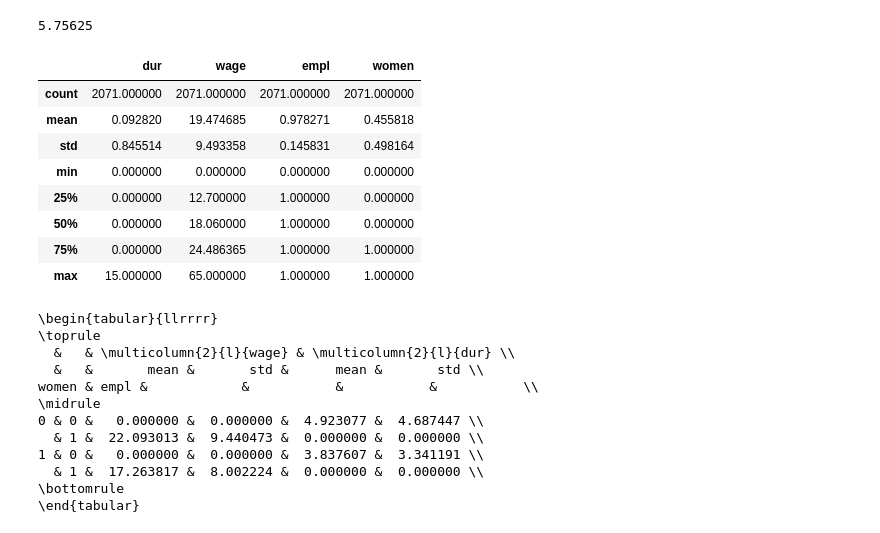
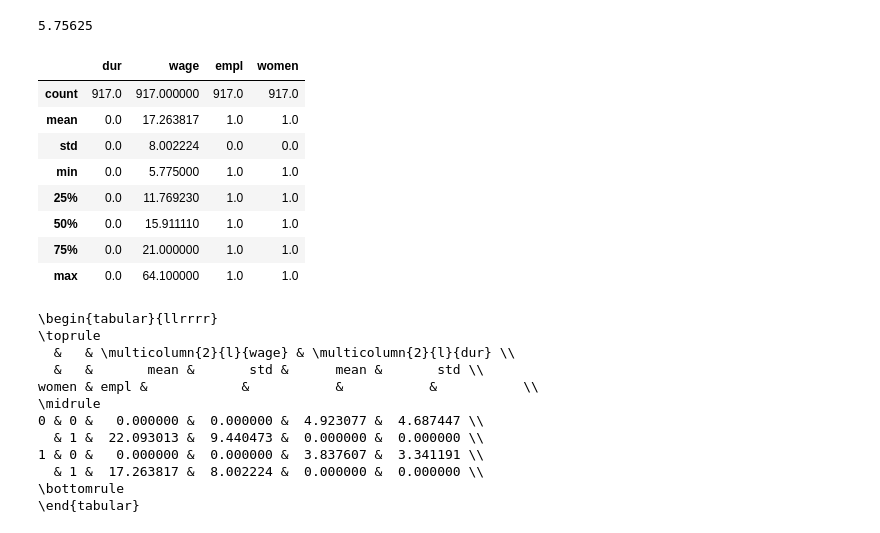
Before and after one commit to meganmccoy/masters-thesis, a Jupyter notebook: notebook/882 Replication.ipynb, the cells around one changed output. Drawn from its saved outputs; the diff is of its cells as text; code cells hidden in the pictures.

```diff
--- a/notebook/882 Replication.ipynb
+++ b/notebook/882 Replication.ipynb
@@ -100,29 +112,31 @@ F_COND = (data['women'] == 1)
 
 DUR_COND = (data['dur'] > 0)
 
-trim = data[ (M_COND & (M_WAGE_COND | DUR_COND)) | (F_COND & (F_WAGE_COND | DUR_COND)) ]
+trim = data[ (M_COND & M_WAGE_COND) | (F_COND & F_WAGE_COND) | DUR_COND ]
 
-M = trim[trim['women']==0] #1071 men
-F = trim[trim['women']==1] #944 women
+# trim = data[ (M_COND & (M_WAGE_COND | DUR_COND)) | (F_COND & (F_WAGE_COND | DUR_COND)) ]
+
+M = trim[trim['women']==0] #1071 ?? men
+F = trim[trim['women']==1] #944 ?? women
 U = trim[trim['empl']==0] #45 unemployed
-E = trim[trim['empl']==1] #1970 employed
+E = trim[trim['empl']==1] #1970 ?? employed
 
-ME = M[M['empl']==1] #1053 employed men
+ME = M[M['empl']==1] #1053 ?? employed men
 MU = M[M['empl']==0] #18 unemployed men
 FE = F[F['empl']==1] #917 employed women
 FU = F[F['empl']==0] #27 unemployed women
 # %%
-trim.describe()
+FE.describe()
 # %% [output]
 |  | dur | wage | empl | women |
-| count | 2071.000000 | 2071.000000 | 2071.000000 | 2071.000000 |
-| mean | 0.092820 | 19.474685 | 0.978271 | 0.455818 |
-| std | 0.845514 | 9.493358 | 0.145831 | 0.498164 |
-| min | 0.000000 | 0.000000 | 0.000000 | 0.000000 |
-| 25% | 0.000000 | 12.700000 | 1.000000 | 0.000000 |
-| 50% | 0.000000 | 18.060000 | 1.000000 | 0.000000 |
-| 75% | 0.000000 | 24.486365 | 1.000000 | 1.000000 |
-| max | 15.000000 | 65.000000 | 1.000000 | 1.000000 |
+| count | 917.0 | 917.000000 | 917.0 | 917.0 |
+| mean | 0.0 | 17.263817 | 1.0 | 1.0 |
+| std | 0.0 | 8.002224 | 0.0 | 0.0 |
+| min | 0.0 | 5.775000 | 1.0 | 1.0 |
+| 25% | 0.0 | 11.769230 | 1.0 | 1.0 |
+| 50% | 0.0 | 15.911110 | 1.0 | 1.0 |
+| 75% | 0.0 | 21.000000 | 1.0 | 1.0 |
+| max | 0.0 | 64.100000 | 1.0 | 1.0 |
 # %%
 print(trim.groupby(['women', 'empl']).agg(agg_dict).to_latex()) # by gender
 # %% [output]
```
Also changed, not shown: parts of 34 cells of this notebook.
